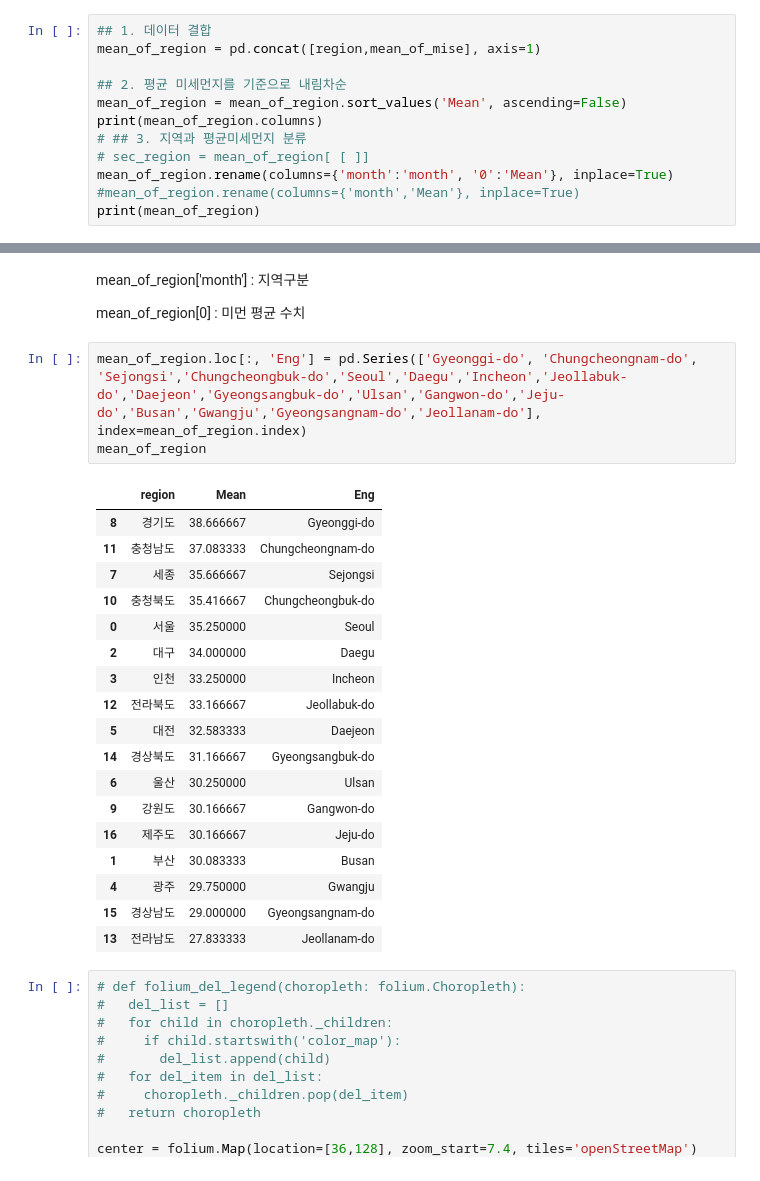
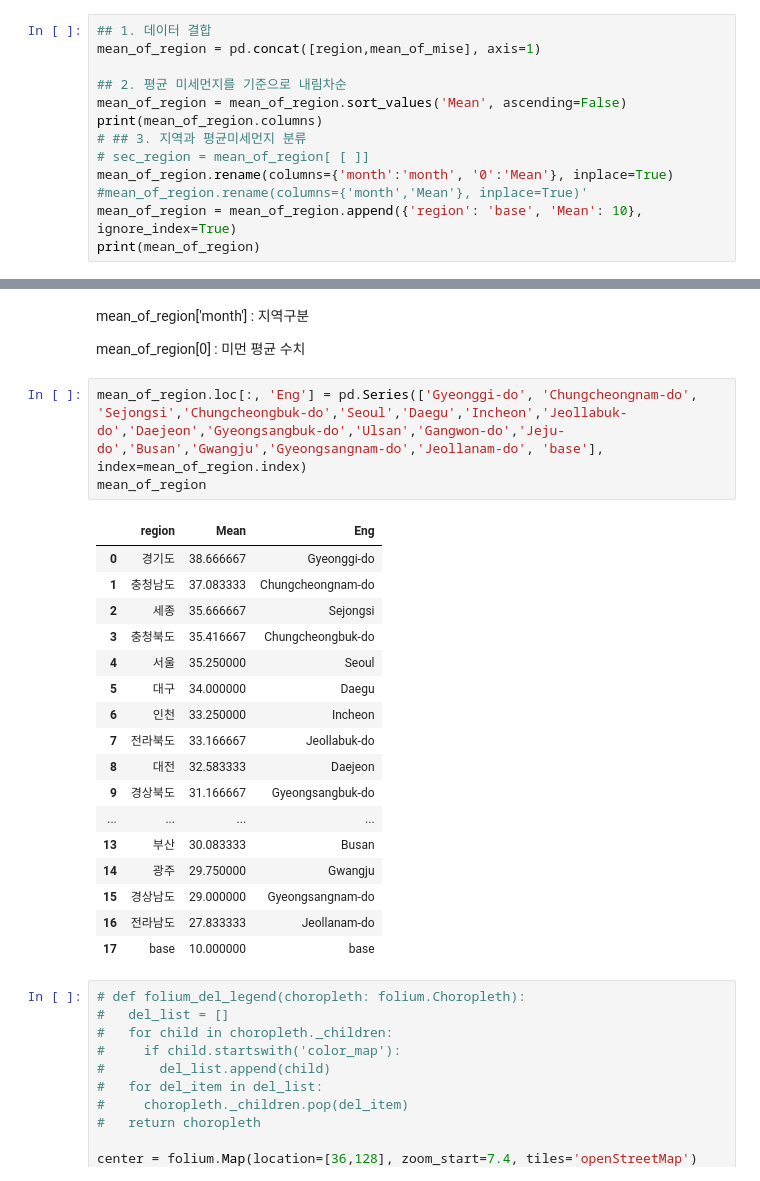
Before and after one commit to tjsgn616/Project, a Jupyter notebook: 한국미먼_지도시각화.ipynb, the cells around one changed output, grey strips where cells are left out. Drawn from its saved outputs; the diff is of its cells as text.

```diff
--- a/한국미먼_지도시각화.ipynb
+++ b/한국미먼_지도시각화.ipynb
@@ -153,7 +153,8 @@ print(mean_of_region.columns)
 # ## 3. 지역과 평균미세먼지 분류
 # sec_region = mean_of_region[ [ ]]
 mean_of_region.rename(columns={'month':'month', '0':'Mean'}, inplace=True)
-#mean_of_region.rename(columns={'month','Mean'}, inplace=True)
+#mean_of_region.rename(columns={'month','Mean'}, inplace=True)'
+mean_of_region = mean_of_region.append({'region': 'base', 'Mean': 10}, ignore_index=True)
 print(mean_of_region)
 # %% [output]
 Index(['region', 'Mean'], dtype='object')
@@ -181,27 +183,26 @@ mean_of_region['month'] : 지역구분
 
 mean_of_region[0] : 미먼 평균 수치
 # %%
-mean_of_region.loc[:, 'Eng'] = pd.Series(['Gyeonggi-do', 'Chungcheongnam-do', 'Sejongsi','Chungcheongbuk-do','Seoul','Daegu','Incheon','Jeollabuk-do','Daejeon','Gyeongsangbuk-do','Ulsan','Gangwon-do','Jeju-do','Busan','Gwangju','Gyeongsangnam-do','Jeollanam-do'], index=mean_of_region.index)
+mean_of_region.loc[:, 'Eng'] = pd.Series(['Gyeonggi-do', 'Chungcheongnam-do', 'Sejongsi','Chungcheongbuk-do','Seoul','Daegu','Incheon','Jeollabuk-do','Daejeon','Gyeongsangbuk-do','Ulsan','Gangwon-do','Jeju-do','Busan','Gwangju','Gyeongsangnam-do','Jeollanam-do', 'base'], index=mean_of_region.index)
 mean_of_region
 # %% [output]
 |  | region | Mean | Eng |
-| 8 | 경기도 | 38.666667 | Gyeonggi-do |
-| 11 | 충청남도 | 37.083333 | Chungcheongnam-do |
-| 7 | 세종 | 35.666667 | Sejongsi |
-| 10 | 충청북도 | 35.416667 | Chungcheongbuk-do |
-| 0 | 서울 | 35.250000 | Seoul |
-| 2 | 대구 | 34.000000 | Daegu |
-| 3 | 인천 | 33.250000 | Incheon |
-| 12 | 전라북도 | 33.166667 | Jeollabuk-do |
-| 5 | 대전 | 32.583333 | Daejeon |
-| 14 | 경상북도 | 31.166667 | Gyeongsangbuk-do |
-| 6 | 울산 | 30.250000 | Ulsan |
-| 9 | 강원도 | 30.166667 | Gangwon-do |
-| 16 | 제주도 | 30.166667 | Jeju-do |
-| 1 | 부산 | 30.083333 | Busan |
-| 4 | 광주 | 29.750000 | Gwangju |
+| 0 | 경기도 | 38.666667 | Gyeonggi-do |
+| 1 | 충청남도 | 37.083333 | Chungcheongnam-do |
+| 2 | 세종 | 35.666667 | Sejongsi |
+| 3 | 충청북도 | 35.416667 | Chungcheongbuk-do |
+| 4 | 서울 | 35.250000 | Seoul |
+| 5 | 대구 | 34.000000 | Daegu |
+| 6 | 인천 | 33.250000 | Incheon |
+| 7 | 전라북도 | 33.166667 | Jeollabuk-do |
+| 8 | 대전 | 32.583333 | Daejeon |
+| 9 | 경상북도 | 31.166667 | Gyeongsangbuk-do |
+| ... | ... | ... | ... |
+| 13 | 부산 | 30.083333 | Busan |
+| 14 | 광주 | 29.750000 | Gwangju |
 | 15 | 경상남도 | 29.000000 | Gyeongsangnam-do |
-| 13 | 전라남도 | 27.833333 | Jeollanam-do |
+| 16 | 전라남도 | 27.833333 | Jeollanam-do |
+| 17 | base | 10.000000 | base |
 # %%
 # def folium_del_legend(choropleth: folium.Choropleth):
 #   del_list = []
```
Also changed, not shown: parts of 1 cell of this notebook.
